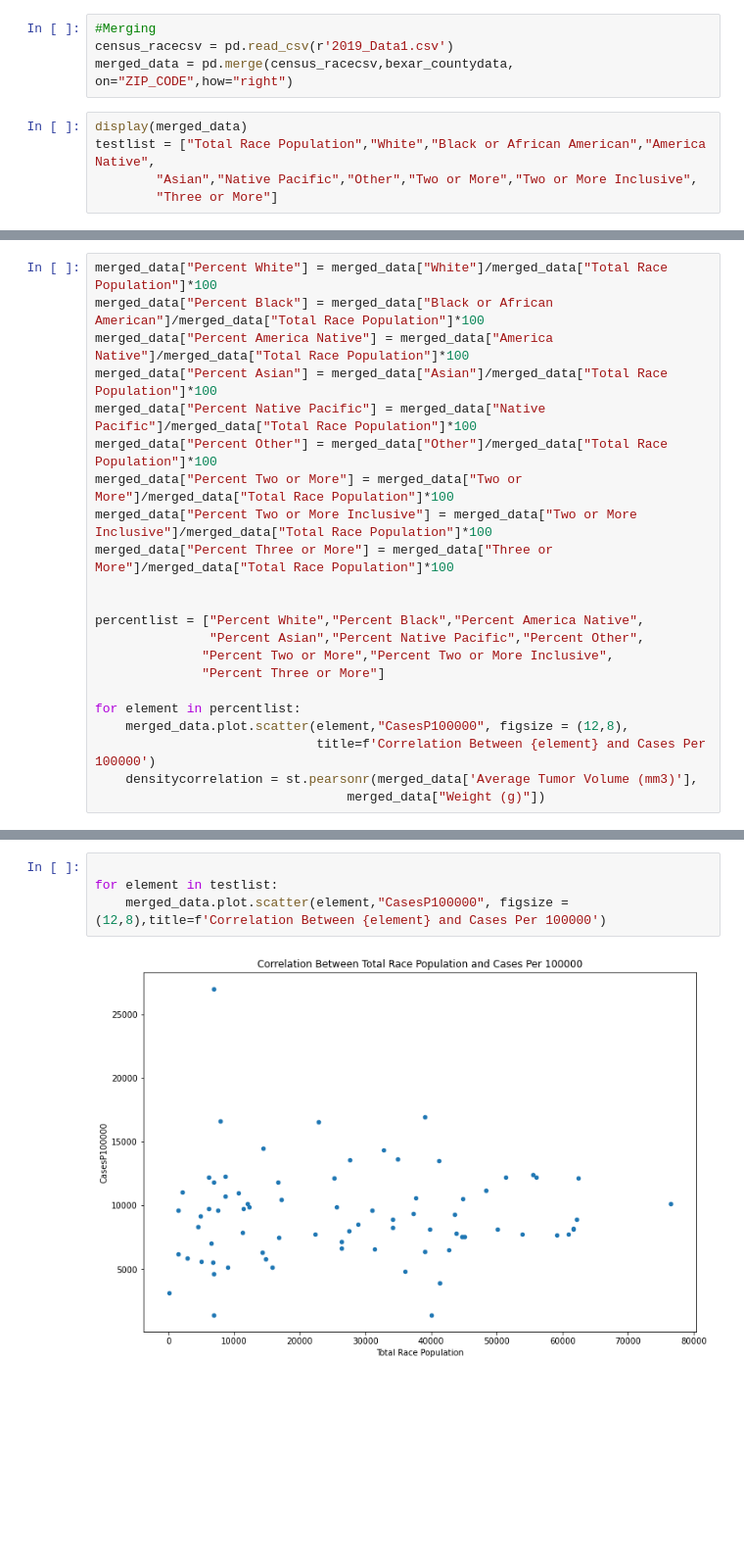
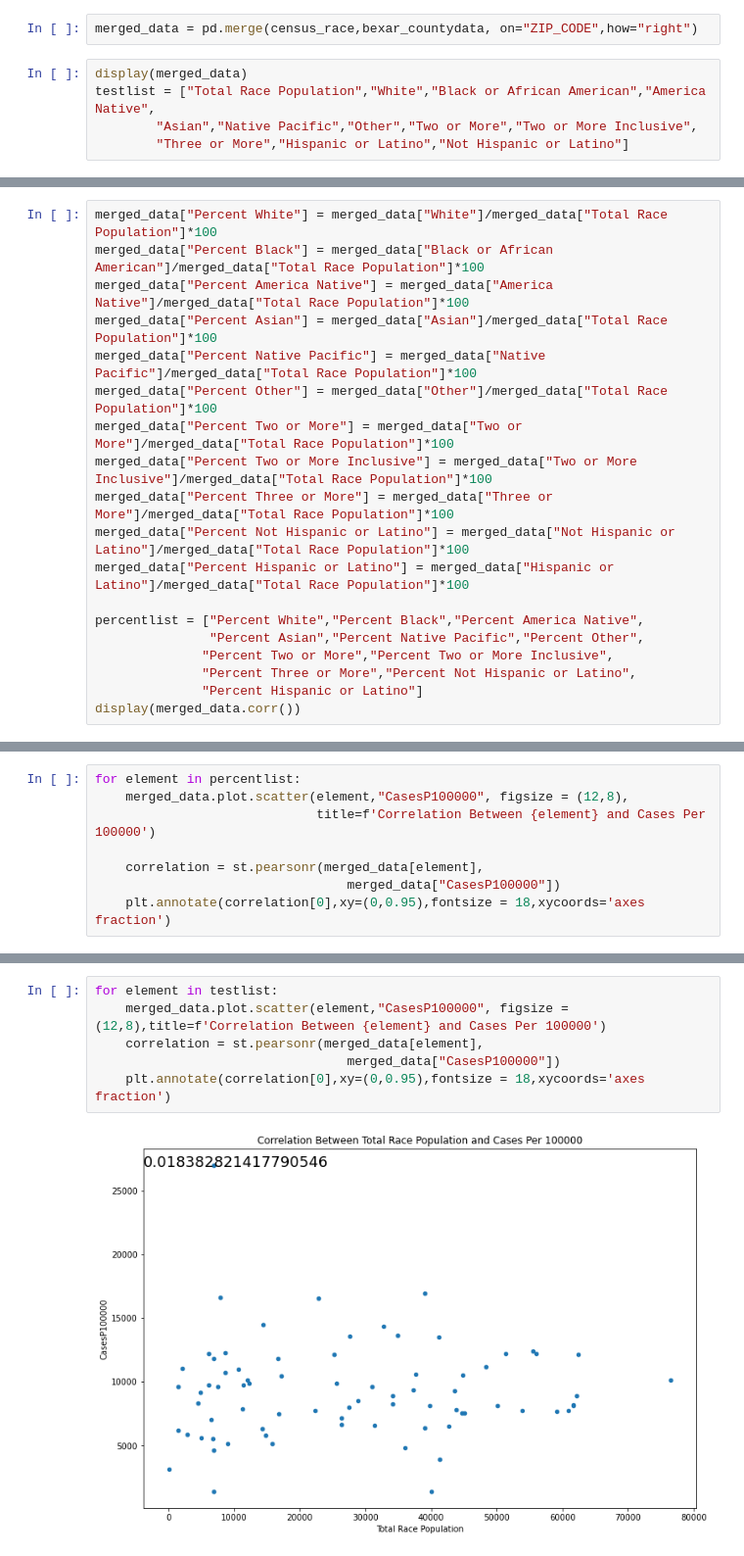
Before and after one commit to bakerv/COVID19, a Jupyter notebook: RaceCensusDataPull.ipynb, the cells around one changed output, grey strips where cells are left out. Shown at 98% size. Cells and saved outputs as stored; diff of their text form; blank space fills up the shorter version.

Commit message:
Pulled additional data on overall ethnicity, and ethnicity by race

```diff
--- a/RaceCensusDataPull.ipynb
+++ b/RaceCensusDataPull.ipynb
@@ -106,10 +235,8 @@ NameError: name 'census_race' is not defined
 # %%
-#Merging
-census_racecsv = pd.read_csv(r'2019_Data1.csv')
-merged_data = pd.merge(census_racecsv,bexar_countydata, on="ZIP_CODE",how="right")
+merged_data = pd.merge(census_race,bexar_countydata, on="ZIP_CODE",how="right")
 # %%
 display(merged_data)
 testlist = ["Total Race Population","White","Black or African American","America Native",
         "Asian","Native Pacific","Other","Two or More","Two or More Inclusive",
-        "Three or More"]
+        "Three or More","Hispanic or Latino","Not Hispanic or Latino"]
 # %% [output]
@@ -136,16 +283,13 @@ merged_data["Percent Other"] = merged_data["Other"]/merged_data["Total Race Popu
 merged_data["Percent Two or More"] = merged_data["Two or More"]/merged_data["Total Race Population"]*100
 merged_data["Percent Two or More Inclusive"] = merged_data["Two or More Inclusive"]/merged_data["Total Race Population"]*100
 merged_data["Percent Three or More"] = merged_data["Three or More"]/merged_data["Total Race Population"]*100
-
+merged_data["Percent Not Hispanic or Latino"] = merged_data["Not Hispanic or Latino"]/merged_data["Total Race Population"]*100
+merged_data["Percent Hispanic or Latino"] = merged_data["Hispanic or Latino"]/merged_data["Total Race Population"]*100
 
 percentlist = ["Percent White","Percent Black","Percent America Native",
                "Percent Asian","Percent Native Pacific","Percent Other",
               "Percent Two or More","Percent Two or More Inclusive",
-              "Percent Three or More"]
-
-for element in percentlist:
-    merged_data.plot.scatter(element,"CasesP100000", figsize = (12,8),
-                             title=f'Correlation Between {element} and Cases Per 100000')
-    densitycorrelation = st.pearsonr(merged_data['Average Tumor Volume (mm3)'],
-                                 merged_data["Weight (g)"])
+              "Percent Three or More","Percent Not Hispanic or Latino",
+              "Percent Hispanic or Latino"]
+display(merged_data.corr())
 # %% [output]
@@ -160,0 +314,8 @@ for element in percentlist:
+# %%
+for element in percentlist:
+    merged_data.plot.scatter(element,"CasesP100000", figsize = (12,8),
+                             title=f'Correlation Between {element} and Cases Per 100000')
+
+    correlation = st.pearsonr(merged_data[element],
+                                 merged_data["CasesP100000"])
+    plt.annotate(correlation[0],xy=(0,0.95),fontsize = 18,xycoords='axes fraction')
@@ -161,6 +334,8 @@ for element in percentlist:
 # %%
-
 for element in testlist:
     merged_data.plot.scatter(element,"CasesP100000", figsize = (12,8),title=f'Correlation Between {element} and Cases Per 100000')
+    correlation = st.pearsonr(merged_data[element],
+                                 merged_data["CasesP100000"])
+    plt.annotate(correlation[0],xy=(0,0.95),fontsize = 18,xycoords='axes fraction')
 # %% [output]
-[figure, old version]
+[figure, new version]
```
Also changed, not shown: parts of 18 cells of this notebook.
